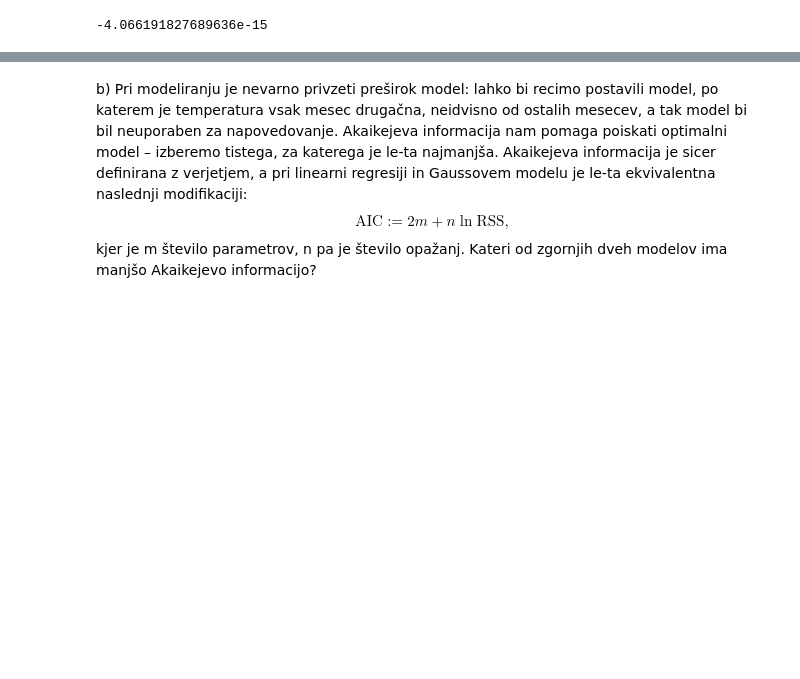
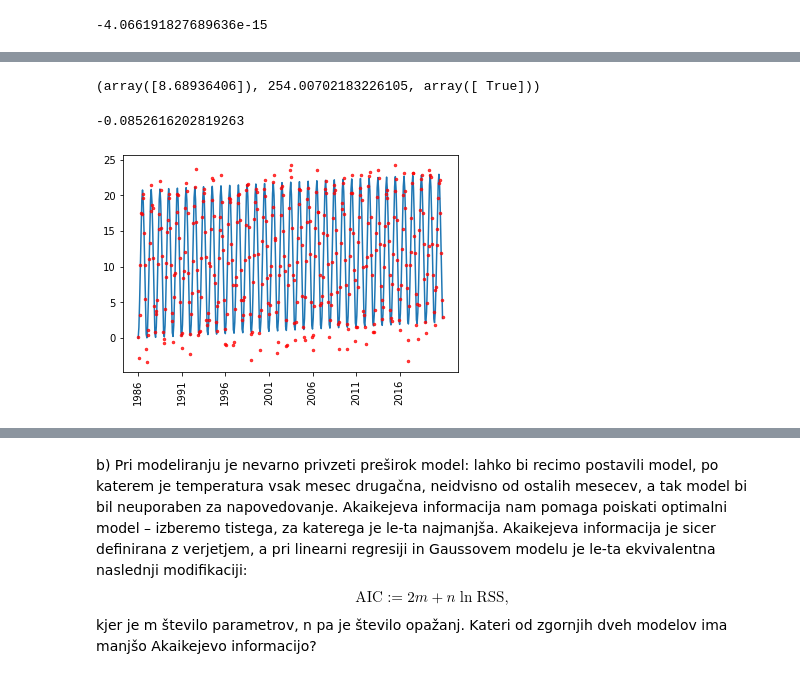
Before and after one commit to DejanPeric058/Seminarska-naloga-pri-Statistiki, a Jupyter notebook: 3. naloga.ipynb, the cells around one changed output, grey strips where cells are left out. Cells and saved outputs as stored; diff of their text form; code cells hidden in the pictures; blank space fills up the shorter version.

```diff
--- a/3. naloga.ipynb
+++ b/3. naloga.ipynb
@@ -124,0 +195,36 @@ a - 0.06463585434173644
+# %%
+sez = [i^2 for i in range(1, 421)]
+
+M_1 = np.array([
+             leta,
+             enice,
+             sin_meseci,
+             cos_meseci,
+             sez
+])
+result_1 = LA.lstsq(M_1.T, temperature, rcond=None)
+p = 5
+q = 4
+alpha = 0.05
+n = len(M[0])
+resultV = LA.lstsq(M_1.T, temperature, rcond=None)
+resultW = LA.lstsq(M.T, temperature, rcond=None)
+RSS_V = resultV[1]
+RSS_W = resultW[1]
+F = (RSS_W - RSS_V)*(n-p)/((p-q)*RSS_V)
+f = staty.f.isf(alpha, n-p, p-q)
+F, f, F < f
+# %% [output]
+(array([8.68936406]), 254.00702183226105, array([ True]))
+# %%
+a, b, c, d, e = result_1[0]
+model_A = [a*leta[l] + b + c*sin_meseci[l] + d*cos_meseci[l] + e*sez[l] for l in range(L)]
+plt.plot(np.arange(420), model_A)
+plt.plot(np.arange(420), temperature, 'ro', markersize=2.5, alpha=0.75)
+years = list(set(leta))
+years5 = [years[i] for i in range(35) if i % 5 == 0]
+plt.xticks(np.arange(0,420,420//7), years5, rotation='vertical')
+e
+# %% [output]
+-0.0852616202819263
+[figure, added]
```
Also changed, not shown: parts of 14 cells of this notebook.
